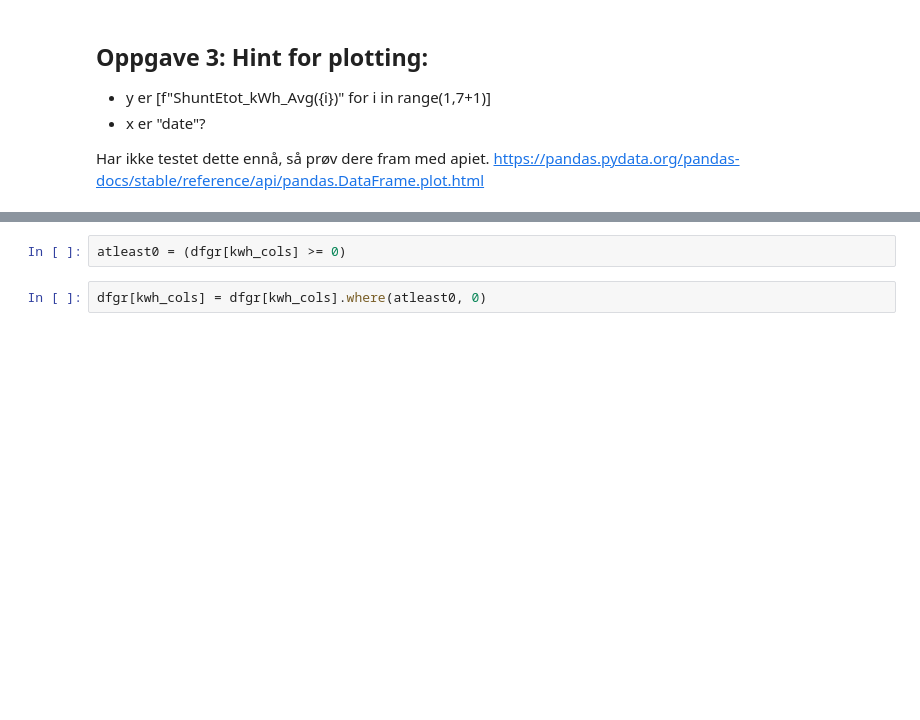
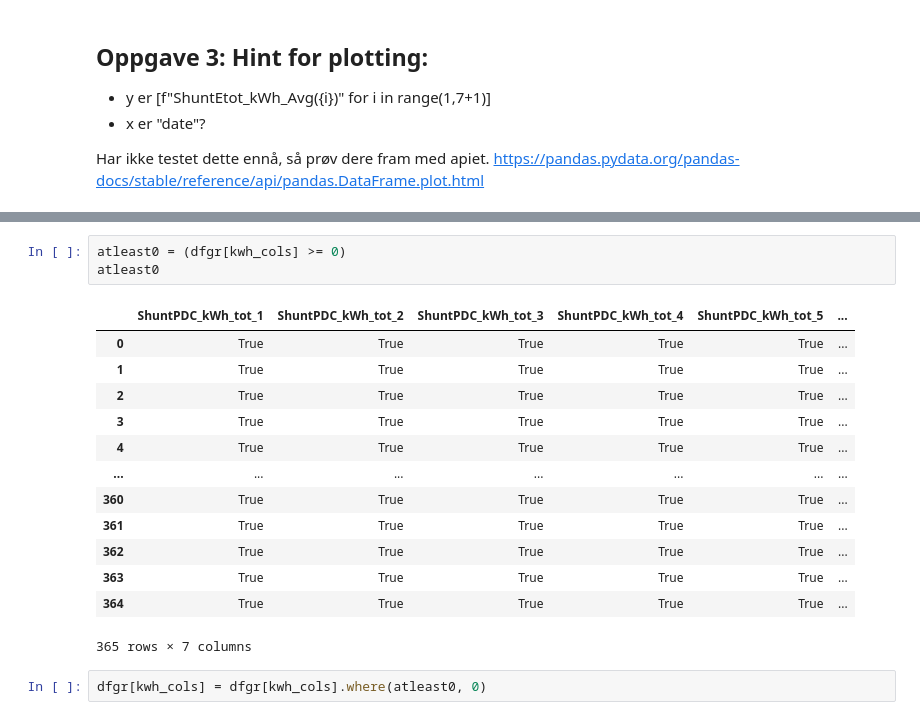
Before and after one commit to magbak/DMBA_2023, a Jupyter notebook: python_lecture/pandas_oppgaver_solar.ipynb, the cells around one changed output, grey strips where cells are left out. Drawn from its saved outputs; the diff is of its cells as text; blank space fills up the shorter version.

```diff
--- a/python_lecture/pandas_oppgaver_solar.ipynb
+++ b/python_lecture/pandas_oppgaver_solar.ipynb
@@ -98,5 +206,20 @@ dfgr.plot("date", kwh_cols)
 # %%
 atleast0 = (dfgr[kwh_cols] >= 0)
+atleast0
+# %% [output]
+|  | ShuntPDC_kWh_tot_1 | ShuntPDC_kWh_tot_2 | ShuntPDC_kWh_tot_3 | ShuntPDC_kWh_tot_4 | ShuntPDC_kWh_tot_5 | ... |
+| 0 | True | True | True | True | True | ... |
+| 1 | True | True | True | True | True | ... |
+| 2 | True | True | True | True | True | ... |
+| 3 | True | True | True | True | True | ... |
+| 4 | True | True | True | True | True | ... |
+| ... | ... | ... | ... | ... | ... | ... |
+| 360 | True | True | True | True | True | ... |
+| 361 | True | True | True | True | True | ... |
+| 362 | True | True | True | True | True | ... |
+| 363 | True | True | True | True | True | ... |
+| 364 | True | True | True | True | True | ... |
+365 rows × 7 columns
 # %%
 dfgr[kwh_cols] = dfgr[kwh_cols].where(atleast0, 0)
 # %%
```
Also changed, not shown: parts of 16 cells of this notebook.
